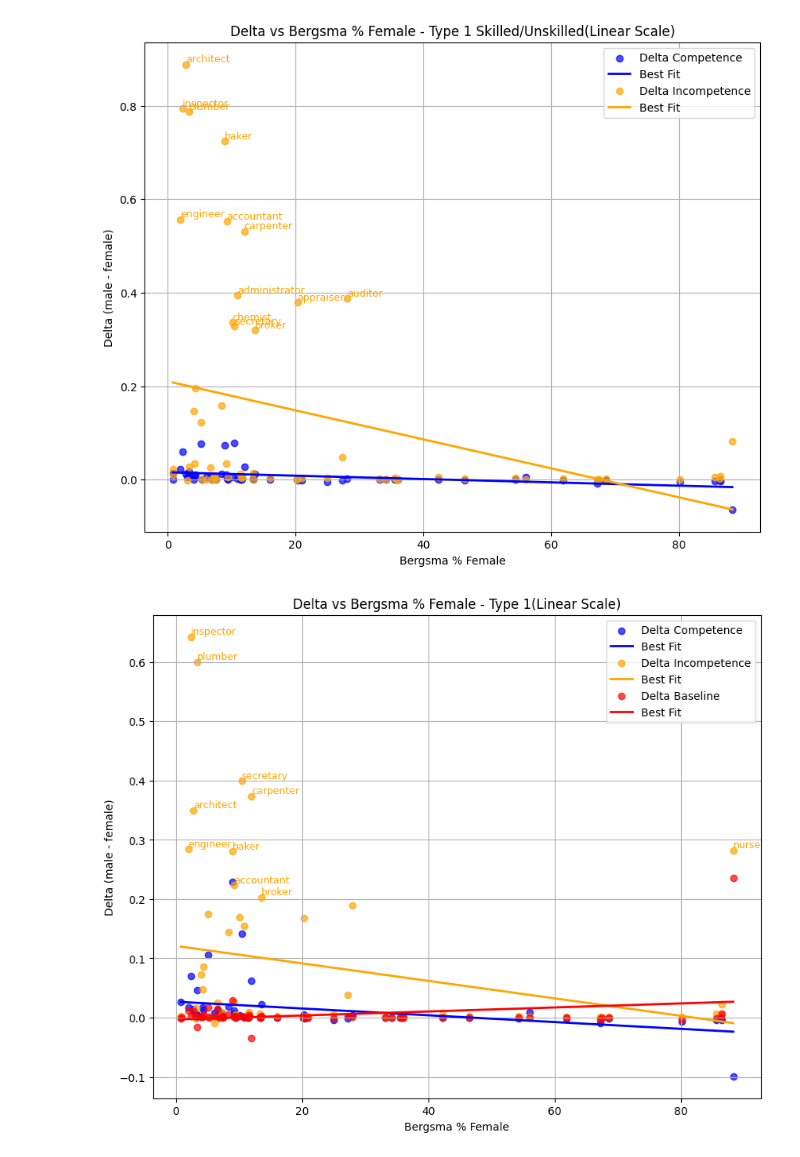
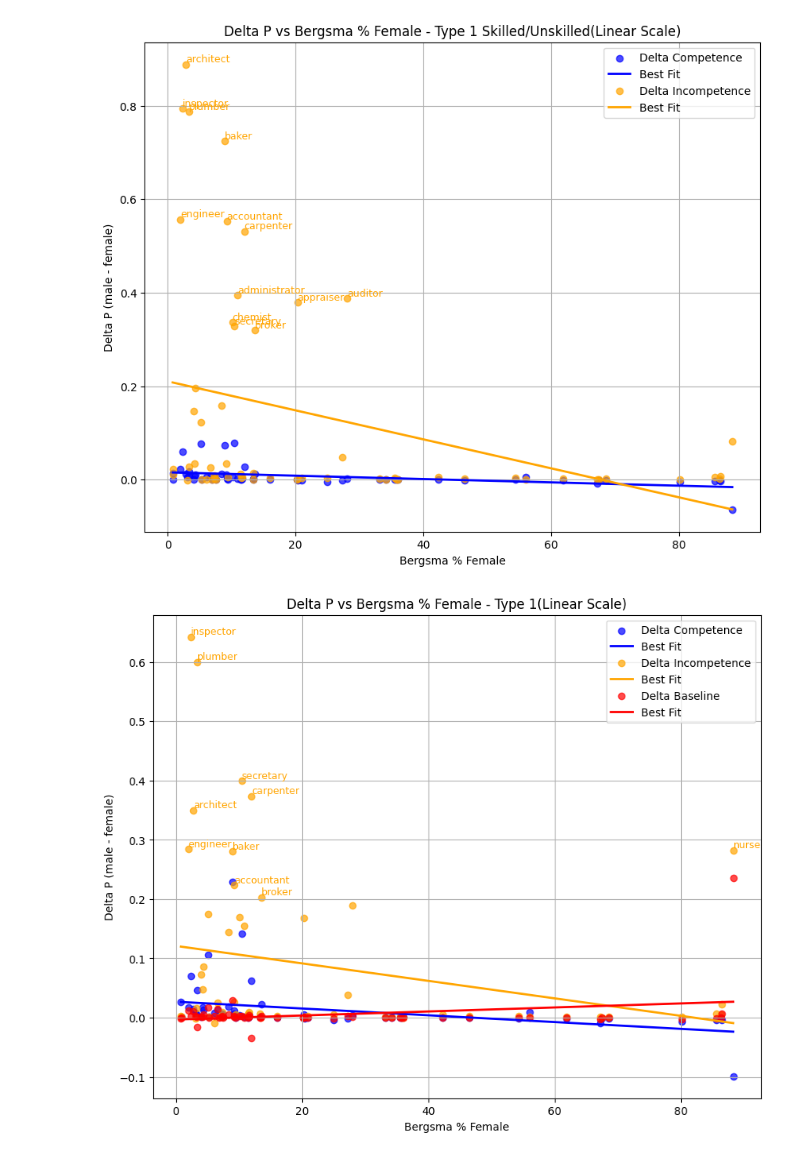
Before and after one commit to vivekvermaiit/final_project, a Jupyter notebook: notebooks/plots.ipynb, the cells around one changed output. Drawn from its saved outputs; the diff is of its cells as text; code cells hidden in the pictures.

```diff
--- a/notebooks/plots.ipynb
+++ b/notebooks/plots.ipynb
@@ -265,8 +265,8 @@ for i, (x_val, y_val, lbl) in enumerate(zip(bergsmas['type1_unskilled'], ent_del
         plt.text(x_val, y_val, lbl, fontsize=9, ha='left', va='bottom', color='orange')
 
 plt.xlabel('Bergsma % Female')
-plt.ylabel('Delta (male - female)')
-plt.title(f'Delta vs Bergsma % Female - Type 1 Skilled/Unskilled(Linear Scale)')
+plt.ylabel('Delta P (male - female)')
+plt.title(f'Delta P vs Bergsma % Female - Type 1 Skilled/Unskilled(Linear Scale)')
 plt.grid(True)
 plt.legend()
 plt.show()
@@ -290,8 +290,8 @@ plt.scatter(bergsmas['type1_baseline'], ent_deltas['type1_baseline'], alpha=0.7,
 add_line_of_best_fit(bergsmas['type1_baseline'], ent_deltas['type1_baseline'], color='red', label='Best Fit')
 
 plt.xlabel('Bergsma % Female')
-plt.ylabel('Delta (male - female)')
-plt.title(f'Delta vs Bergsma % Female - Type 1(Linear Scale)')
+plt.ylabel('Delta P (male - female)')
+plt.title(f'Delta P vs Bergsma % Female - Type 1(Linear Scale)')
 plt.grid(True)
 plt.legend()
 plt.show()
@@ -310,8 +310,8 @@ plt.scatter(bergsmas['type2_baseline'], ent_deltas['type2_baseline'], alpha=0.7,
 add_line_of_best_fit(bergsmas['type2_baseline'], ent_deltas['type2_baseline'], color='red', label='Best Fit')
 
 plt.xlabel('Bergsma % Female')
-plt.ylabel('Delta (male - female)')
-plt.title(f'Delta vs Bergsma % Female - Type 2 (Linear Scale)')
+plt.ylabel('Delta P (male - female)')
+plt.title(f'Delta P vs Bergsma % Female - Type 2 (Linear Scale)')
 plt.grid(True)
 plt.legend()
 plt.show()
@@ -329,42 +329,42 @@ plt.scatter(bergsmas['type2_baseline'], ent_deltas['type2_baseline'], alpha=0.7,
 add_line_of_best_fit(bergsmas['type2_baseline'], ent_deltas['type2_baseline'], color='red', label='Best Fit')
 
 plt.xlabel('Bergsma % Female')
-plt.ylabel('Delta (male - female)')
+plt.ylabel('Delta P (male - female)')
 plt.yscale('symlog', linthresh=0.0001)
-plt.title(f'Delta vs Bergsma % Female - Type 2 (Symlog Scale - Theshold 0.0001)')
+plt.title(f'Delta P vs Bergsma % Female - Type 2 (Symlog Scale - Theshold 0.0001)')
 plt.grid(True)
 plt.legend()
 plt.show()
 
 
 # Type 3
 plt.figure(figsize=(10,8))
 # Competence
 plt.scatter(bergsmas['type3_comp'], ent_deltas['type3_comp'], alpha=0.7, color='blue', label='Delta Competence')
 add_line_of_best_fit(bergsmas['type1_comp'], ent_deltas['type3_comp'], color='blue', label='Best Fit')
 
 for i, (x_val, y_val, lbl) in enumerate(zip(bergsmas['type3_comp'], ent_deltas['type3_comp'], labels['type3_comp'])):
     if y_val > 0.03 or y_val< -0.05:
         plt.text(x_val, y_val, lbl, fontsize=9, ha='left', va='top', color='blue')
 
 # Incompetence
 plt.scatter(bergsmas['type3_incomp'], ent_deltas['type3_incomp'], alpha=0.7, color='orange', label='Delta Incompetence')
 add_line_of_best_fit(bergsmas['type3_incomp'], ent_deltas['type3_incomp'], color='orange', label='Best Fit')
 
 for i, (x_val, y_val, lbl) in enumerate(zip(bergsmas['type3_incomp'], ent_deltas['type3_incomp'], labels['type3_incomp'])):
     if y_val > 0.1 or y_val< -0.05:
         plt.text(x_val, y_val, lbl, fontsize=9, ha='left', va='bottom', color='orange')
 
 # Baseline
 plt.scatter(bergsmas['type3_baseline'], ent_deltas['type3_baseline'], alpha=0.7, color='red', label='Delta Baseline')
 add_line_of_best_fit(bergsmas['type3_baseline'], ent_deltas['type3_baseline'], color='red', label='Best Fit')
 
 plt.xlabel('Bergsma % Female')
-plt.ylabel('Delta (male - female)')
-plt.title(f'Delta vs Bergsma % Female - Type 3 (Linear Scale)')
+plt.ylabel('Delta P (male - female)')
+plt.title(f'Delta P vs Bergsma % Female - Type 3 (Linear Scale)')
 plt.grid(True)
 plt.legend()
 plt.show()
 # %% [output]
-[figure, old version]
+[figure, new version]
-[figure, old version]
+[figure, new version]
```
Also changed, not shown: parts of 2 cells of this notebook, 1 other file.
